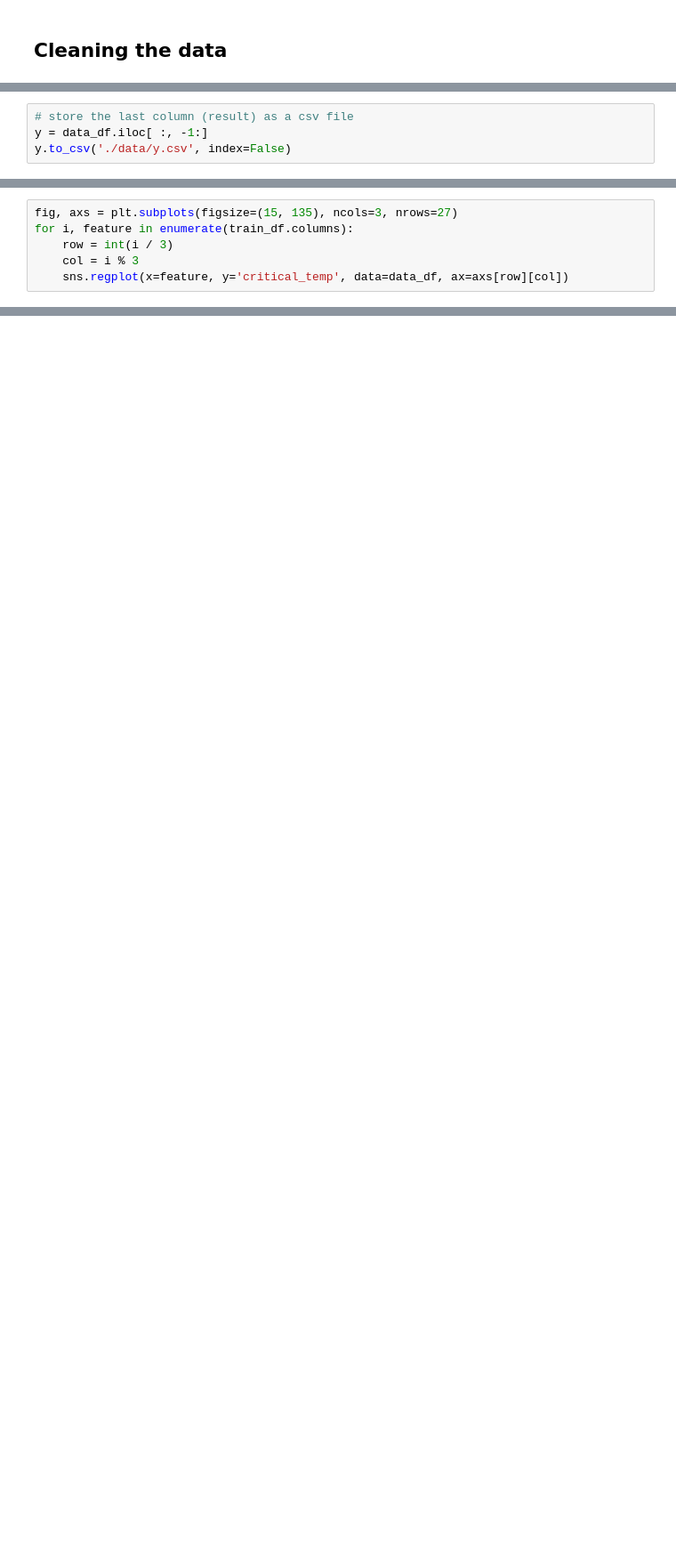
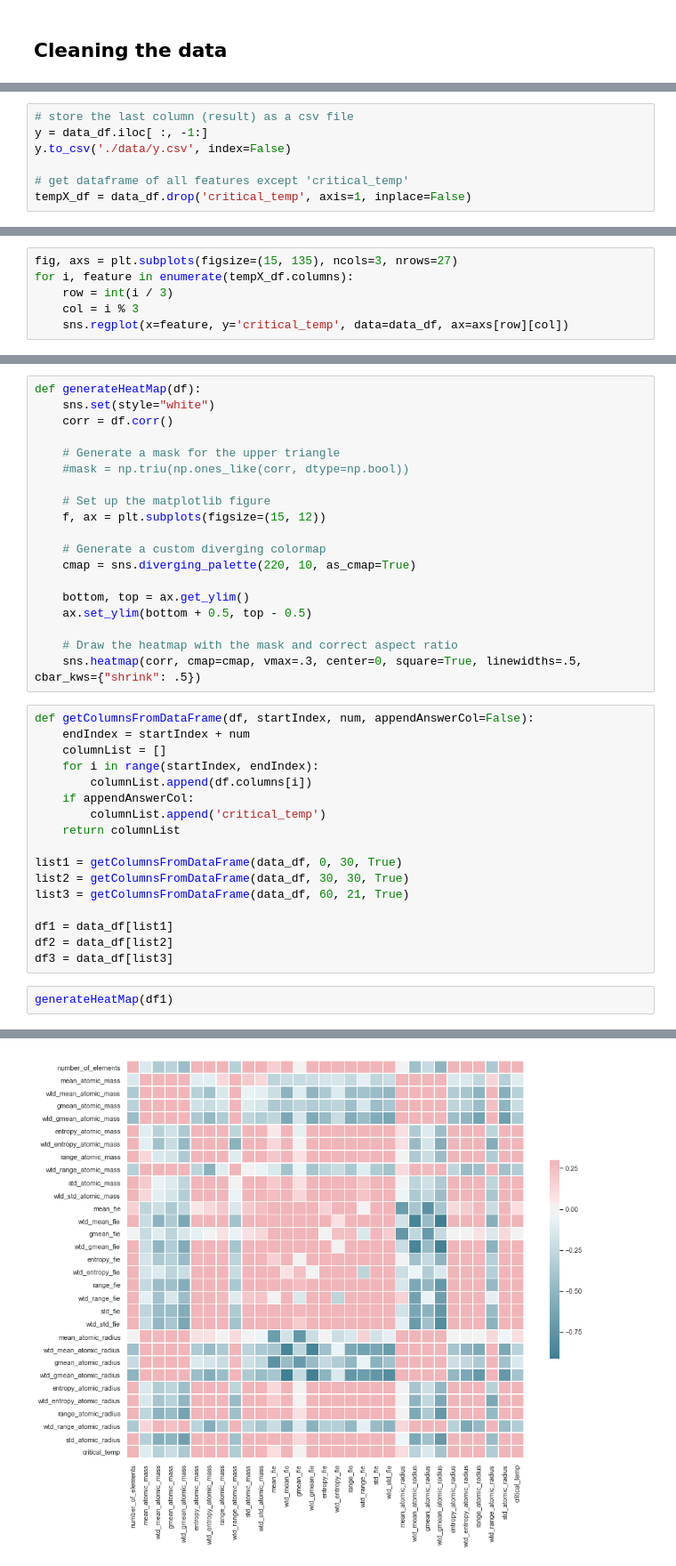
Before and after one commit to YeonwooSung/TemperaturePrediction, a Jupyter notebook: Prediction.ipynb, the cells around one changed output, grey strips where cells are left out. Shown at 89% size. Saved outputs shown, nothing was run; the diff lists cells and outputs as text; blank space fills up the shorter version.

Commit message:
Did more analysis - more visualizations

```diff
--- a/Prediction.ipynb
+++ b/Prediction.ipynb
@@ -127,5 +163,8 @@ data_df.fillna(data_df.mean(), inplace=True)
 # store the last column (result) as a csv file
 y = data_df.iloc[ :, -1:]
 y.to_csv('./data/y.csv', index=False)
+
+# get dataframe of all features except 'critical_temp'
+tempX_df = data_df.drop('critical_temp', axis=1, inplace=False)
 # %%
 x = data_df.iloc[1:,-2]
@@ -163,8 +183,47 @@ train_df.head(5)
 # %%
 fig, axs = plt.subplots(figsize=(15, 135), ncols=3, nrows=27)
-for i, feature in enumerate(train_df.columns):
+for i, feature in enumerate(tempX_df.columns):
     row = int(i / 3)
     col = i % 3
     sns.regplot(x=feature, y='critical_temp', data=data_df, ax=axs[row][col])
 # %% [output]
 [figure]
+# %%
+def generateHeatMap(df):
+    sns.set(style="white")
+    corr = df.corr()
+
+    # Generate a mask for the upper triangle
+    #mask = np.triu(np.ones_like(corr, dtype=np.bool))
+
+    # Set up the matplotlib figure
+    f, ax = plt.subplots(figsize=(15, 12))
+
+    # Generate a custom diverging colormap
+    cmap = sns.diverging_palette(220, 10, as_cmap=True)
+
+    bottom, top = ax.get_ylim()
+    ax.set_ylim(bottom + 0.5, top - 0.5)
+
+    # Draw the heatmap with the mask and correct aspect ratio
+    sns.heatmap(corr, cmap=cmap, vmax=.3, center=0, square=True, linewidths=.5, cbar_kws={"shrink": .5})
+# %%
+def getColumnsFromDataFrame(df, startIndex, num, appendAnswerCol=False):
+    endIndex = startIndex + num
+    columnList = []
+    for i in range(startIndex, endIndex):
+        columnList.append(df.columns[i])
+    if appendAnswerCol:
+        columnList.append('critical_temp')
+    return columnList
+
+list1 = getColumnsFromDataFrame(data_df, 0, 30, True)
+list2 = getColumnsFromDataFrame(data_df, 30, 30, True)
+list3 = getColumnsFromDataFrame(data_df, 60, 21, True)
+
+df1 = data_df[list1]
+df2 = data_df[list2]
+df3 = data_df[list3]
+# %%
+generateHeatMap(df1)
+# %% [output]
@@ -170,0 +233 @@ for i, feature in enumerate(train_df.columns):
+[figure, added]
```
Also changed, not shown: parts of 28 cells of this notebook.
